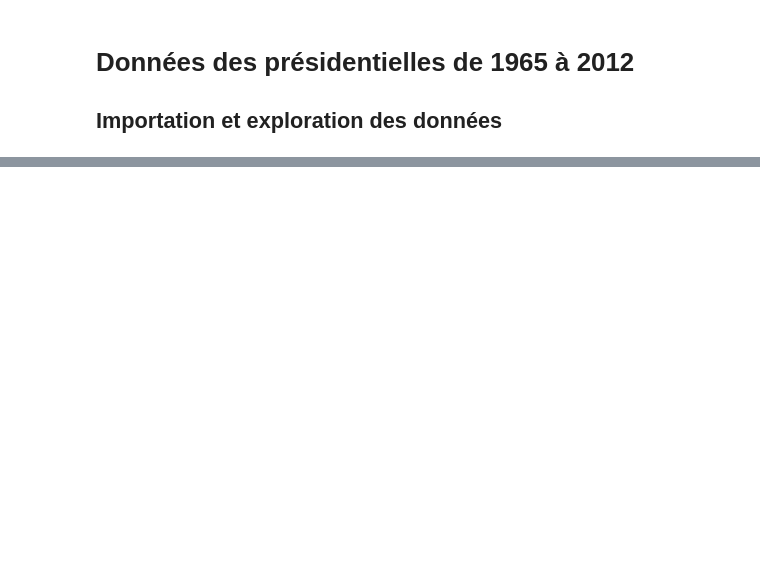
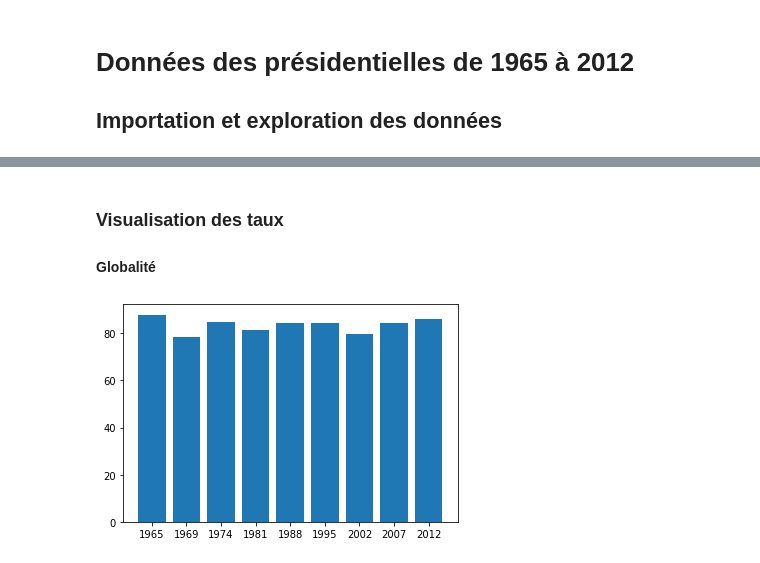
Before and after one commit to h4r1c0t/WildCodeSchool, a Jupyter notebook: Project/Datathon#1/Presid_1965-2012.ipynb, the cells around one changed output, grey strips where cells are left out. Drawn from its saved outputs; the diff is of its cells as text; code cells hidden in the pictures; blank space fills up the shorter version.

```diff
--- a/Project/Datathon#1/Presid_1965-2012.ipynb
+++ b/Project/Datathon#1/Presid_1965-2012.ipynb
@@ -47,0 +40,3 @@ df.groupby(by = ['Candidats', 'Tour']).describe()
+# %%
+df['Votants (%)'] = round(df['Votants'] / df['Inscrits'] * 100, 2)
+df['Abstention (%)'] = 100 - df['Votants (%)']
@@ -47,0 +53,9 @@ df.groupby(by = ['Candidats', 'Tour']).describe()
+# %% [markdown]
+### Visualisation des taux
+#### Globalité
+# %%
+df_tx_glob = df.groupby(by = ['Année', 'Tour']).mean().reset_index()
+# %%
+_ = plt.bar('Année', 'Votants (%)', data = df_tx_glob)
+# %% [output]
+[figure, added]
```
Also changed, not shown: parts of 9 cells of this notebook.
